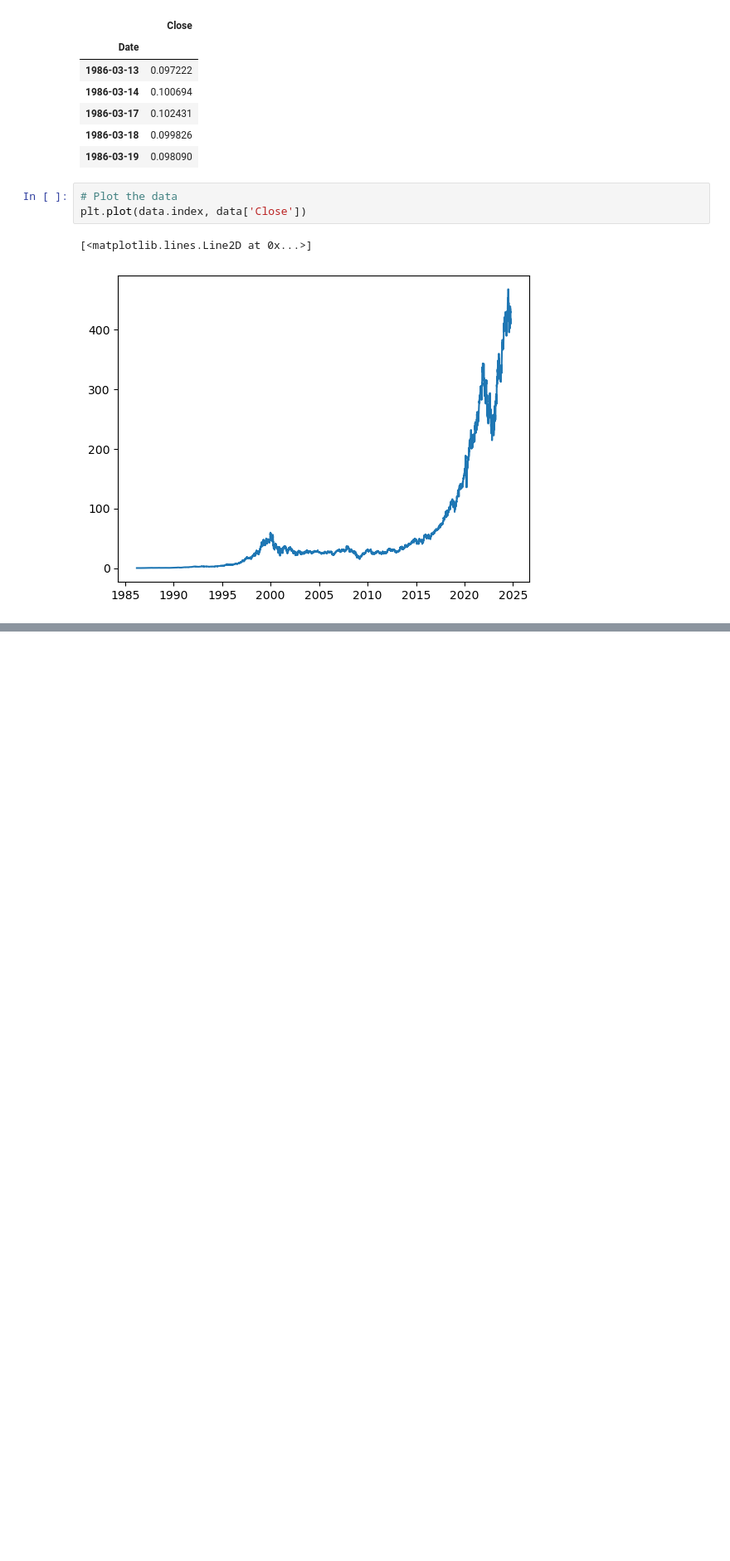
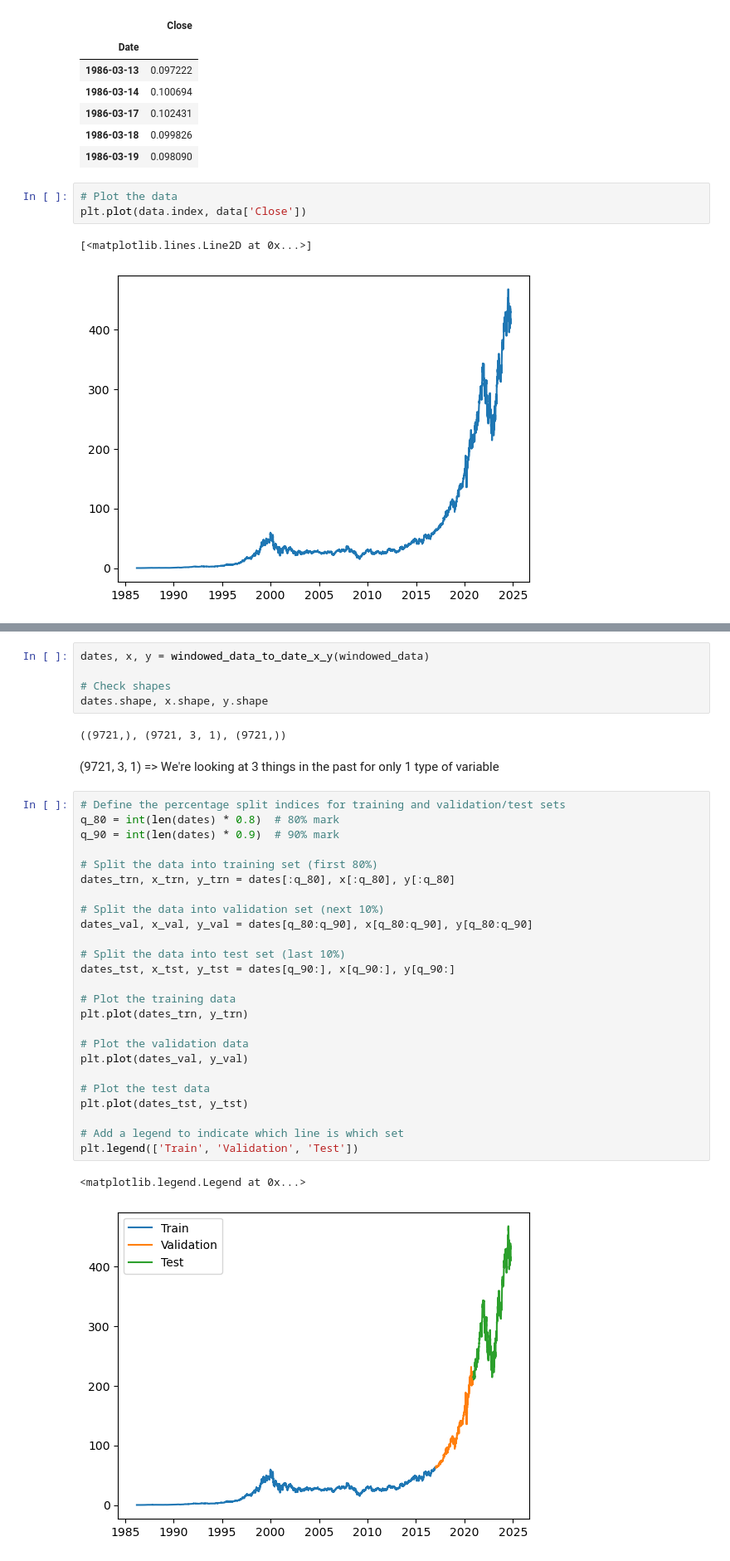
Before and after one commit to ai-saleh/codealpha_tasks_stock-price-prediction, a Jupyter notebook: stock-price-prediction.ipynb, the cells around one changed output, grey strips where cells are left out. Shown at 83% size. Drawn from its saved outputs; the diff is of its cells as text; blank space fills up the shorter version.

Commit message:
Prepare datasets for training, validation, and testing

```diff
--- a/stock-price-prediction.ipynb
+++ b/stock-price-prediction.ipynb
@@ -57,0 +116,37 @@ plt.plot(data.index, data['Close'])
+# %%
+dates, x, y = windowed_data_to_date_x_y(windowed_data)
+
+# Check shapes
+dates.shape, x.shape, y.shape
+# %% [output]
+((9721,), (9721, 3, 1), (9721,))
+# %% [markdown]
+(9721, 3, 1) => We're looking at 3 things in the past for only 1 type of variable
+# %%
+# Define the percentage split indices for training and validation/test sets
+q_80 = int(len(dates) * 0.8)  # 80% mark
+q_90 = int(len(dates) * 0.9)  # 90% mark
+
+# Split the data into training set (first 80%)
+dates_trn, x_trn, y_trn = dates[:q_80], x[:q_80], y[:q_80]
+
+# Split the data into validation set (next 10%)
+dates_val, x_val, y_val = dates[q_80:q_90], x[q_80:q_90], y[q_80:q_90]
+
+# Split the data into test set (last 10%)
+dates_tst, x_tst, y_tst = dates[q_90:], x[q_90:], y[q_90:]
+
+# Plot the training data
+plt.plot(dates_trn, y_trn)
+
+# Plot the validation data
+plt.plot(dates_val, y_val)
+
+# Plot the test data
+plt.plot(dates_tst, y_tst)
+
+# Add a legend to indicate which line is which set
+plt.legend(['Train', 'Validation', 'Test'])
+# %% [output]
+<matplotlib.legend.Legend at 0x...>
+[figure, added]
```
Also changed, not shown: parts of 5 cells of this notebook.
